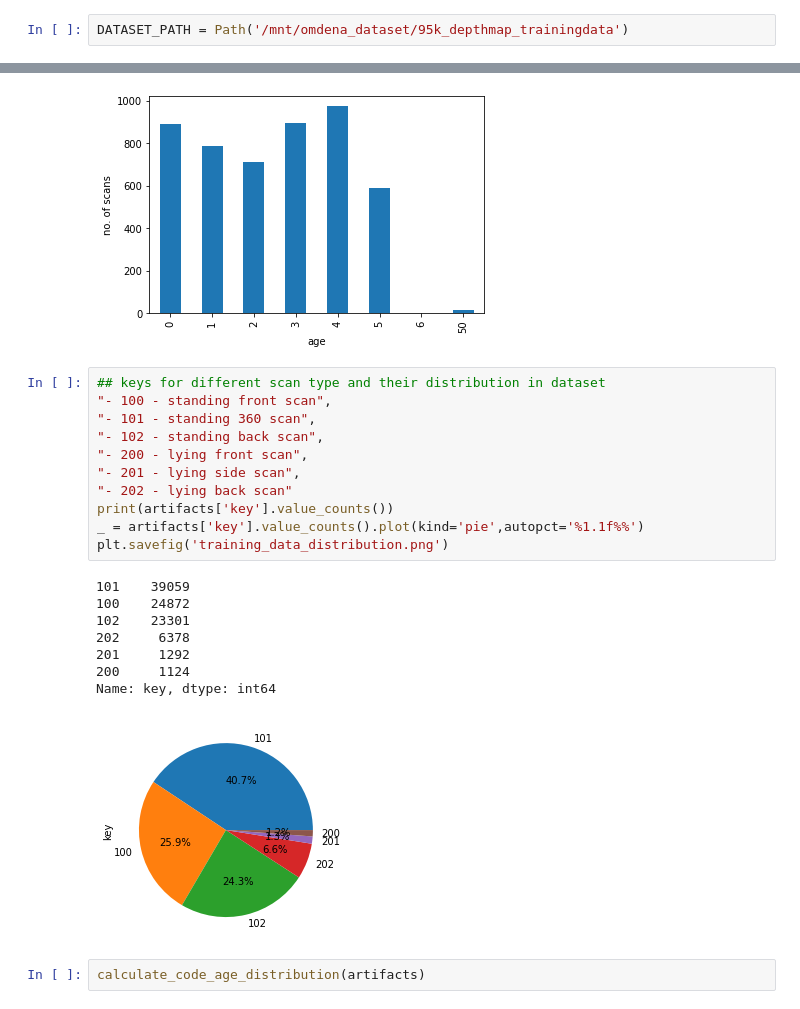
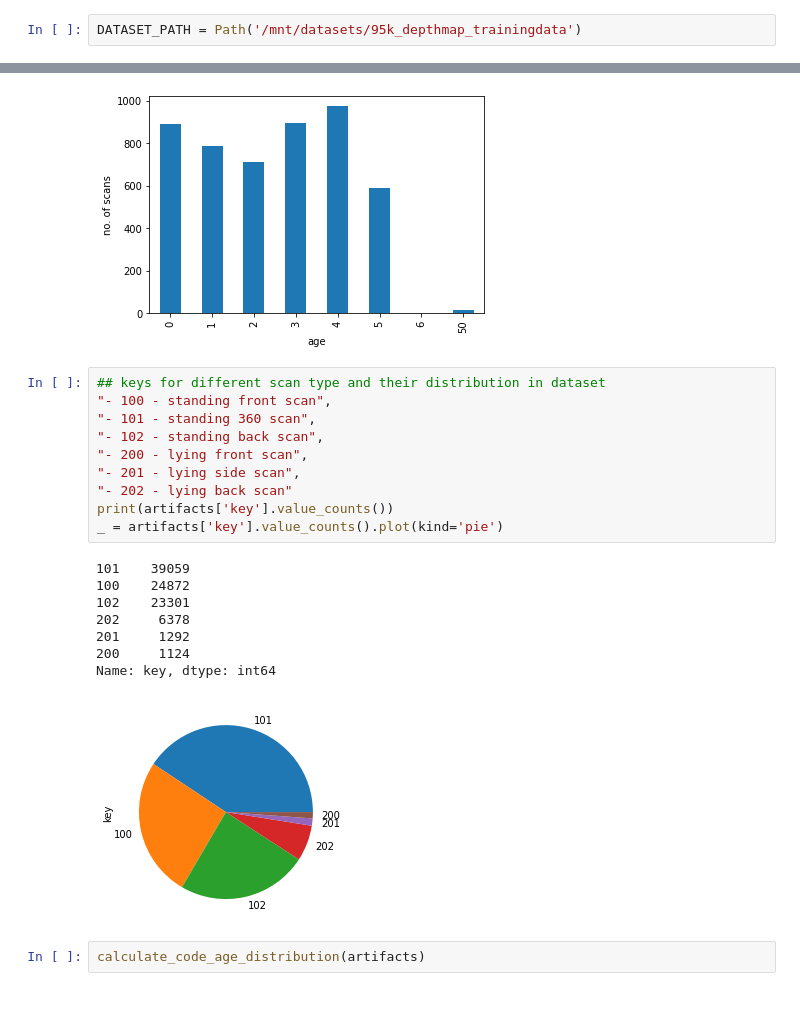
Before and after one commit to Welthungerhilfe/cgm-ml, a Jupyter notebook: src/data_utils/dataset_EDA/anon-depthmap-95k/EDA_anon-depthmap-95k.ipynb, the cells around one changed output, grey strips where cells are left out. Drawn from its saved outputs; the diff is of its cells as text.

```diff
--- a/src/data_utils/dataset_EDA/anon-depthmap-95k/EDA_anon-depthmap-95k.ipynb
+++ b/src/data_utils/dataset_EDA/anon-depthmap-95k/EDA_anon-depthmap-95k.ipynb
@@ -14,7 +14,7 @@ from data_utilities import convert_age_from_days_to_years, extractqrcode, draw_a
 # %% [markdown]
 ### Total no. of artifacts in dataset
 # %%
-DATASET_PATH = Path('/mnt/omdena_dataset/95k_depthmap_trainingdata')
+DATASET_PATH = Path('/mnt/datasets/95k_depthmap_trainingdata')
 # %%
 artifacts = pd.read_csv(DATASET_PATH / 'labels/training.csv')
 print("Total no. of artifacts:", len(artifacts))
@@ -83,23 +71,22 @@ Name: Years, dtype: int64
 # %%
 ## keys for different scan type and their distribution in dataset
 "- 100 - standing front scan",
 "- 101 - standing 360 scan",
 "- 102 - standing back scan",
 "- 200 - lying front scan",
 "- 201 - lying side scan",
 "- 202 - lying back scan"
 print(artifacts['key'].value_counts())
-_ = artifacts['key'].value_counts().plot(kind='pie',autopct='%1.1f%%')
-plt.savefig('training_data_distribution.png')
+_ = artifacts['key'].value_counts().plot(kind='pie')
 # %% [output]
 101    39059
 100    24872
 102    23301
 202     6378
 201     1292
 200     1124
 Name: key, dtype: int64
-[figure, old version]
+[figure, new version]
 # %%
 calculate_code_age_distribution(artifacts)
 # %% [output]
```
Also changed, not shown: parts of 16 cells of this notebook.
